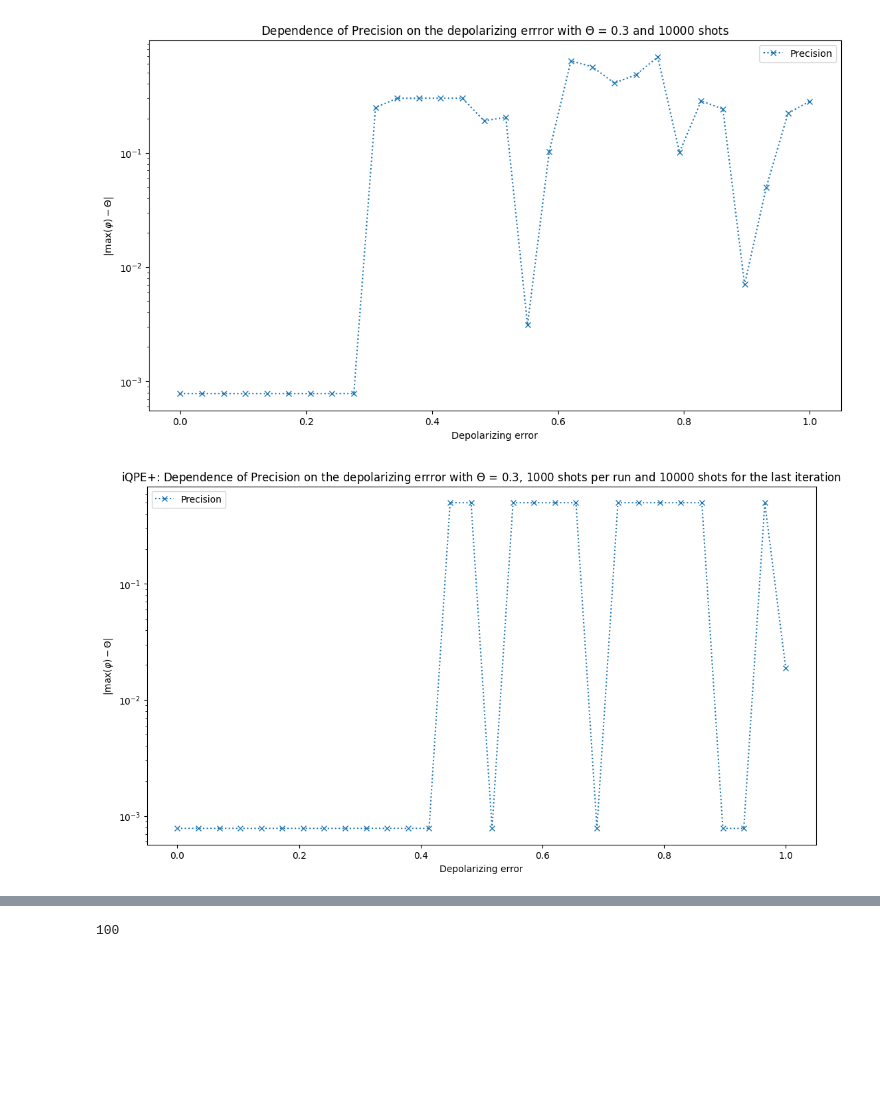
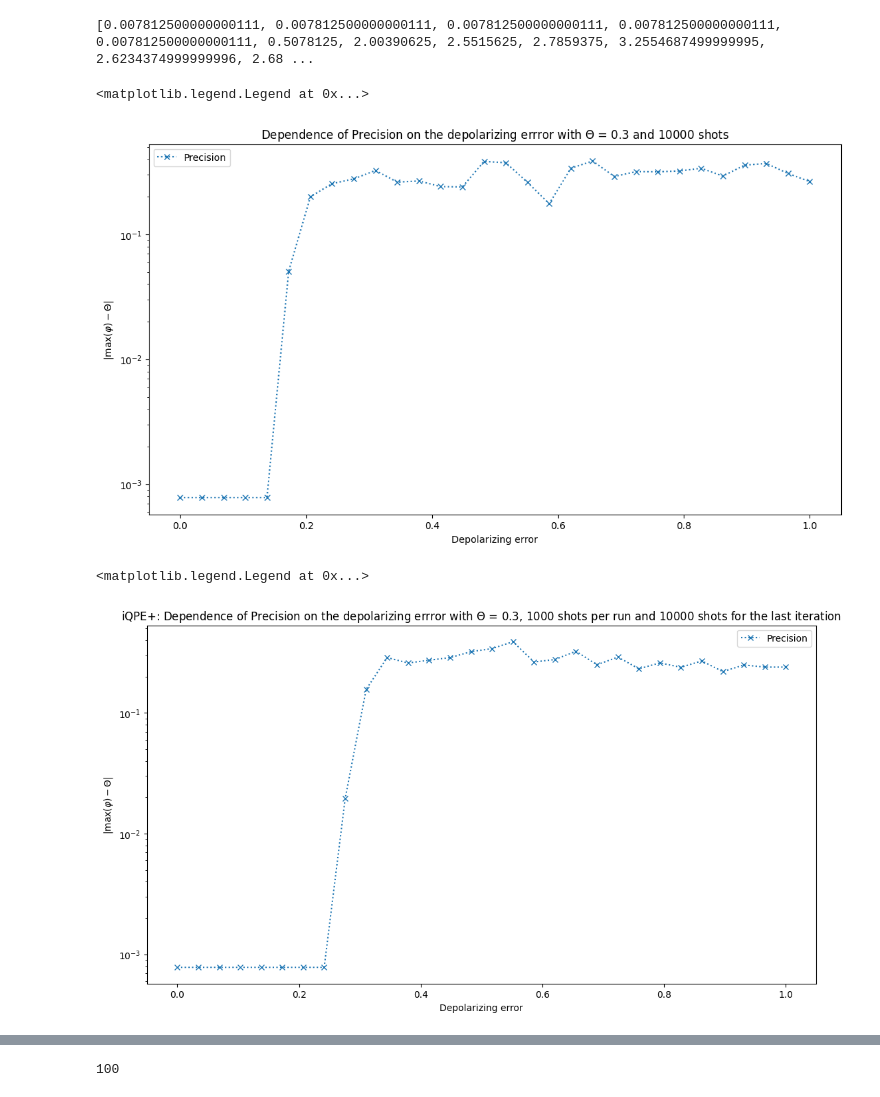
Before and after one commit to RicemanBoy/qc_researchproject, a Jupyter notebook: Depolarizing error.ipynb, the cells around one changed output, grey strips where cells are left out. Cells and saved outputs as stored; diff of their text form; code cells hidden in the pictures; blank space fills up the shorter version.

```diff
--- a/Depolarizing error.ipynb
+++ b/Depolarizing error.ipynb
@@ -155,7 +155,7 @@ def iqpe(angle: float, steps: int, bits_list = []):
         return qc
 #Funktioniert
 
-def iqpe_improved_noisy(angle: float, shots_per_it: list):                            #Länge der Liste + 1 gibt mir meine depth bzw. #Iterationen
+def iqpe_improved_noisy(angle: float, noise_model, shots_per_it: list):                            #Länge der Liste + 1 gibt mir meine depth bzw. #Iterationen
     bits_list=[]
     if  len(shots_per_it) == 1:
         qr = QuantumRegister(2, "q")
@@ -928,12 +930,15 @@ def prec_over_error(angle: float, shots: int, depth: int, steps: int, shots_per_
     plt.xlabel("Depolarizing error")
     return plt.legend()
 # %%
-prec_over_error(0.3, 10000, 8, 30)
-plt.savefig("Figures/error dependence 1.png", dpi = 300)
+prec_over_error(0.3, 10000, 8, 30, 0, 10)
+#plt.savefig("Figures/error dependence 1.png", dpi = 300)
 # %% [output]
+[0.007812500000000111, 0.007812500000000111, 0.007812500000000111, 0.007812500000000111, 0.007812500000000111, 0.5078125, 2.00390625, 2.5515625, 2.7859375, 3.2554687499999995, 2.6234374999999996, 2.68 ...
+<matplotlib.legend.Legend at 0x...>
-[figure, old version]
+[figure, new version]
 # %%
-prec_over_error(0.3, 10000, 8, 30, 1000)
-plt.savefig("Figures/error dependence 2.png", dpi = 300)
+prec_over_error(0.3, 10000, 8, 30, 1000, 10)
+#plt.savefig("Figures/error dependence 2.png", dpi = 300)
 # %% [output]
+<matplotlib.legend.Legend at 0x...>
-[figure, old version]
+[figure, new version]
```
Also changed, not shown: parts of 6 cells of this notebook, 3 other files.
